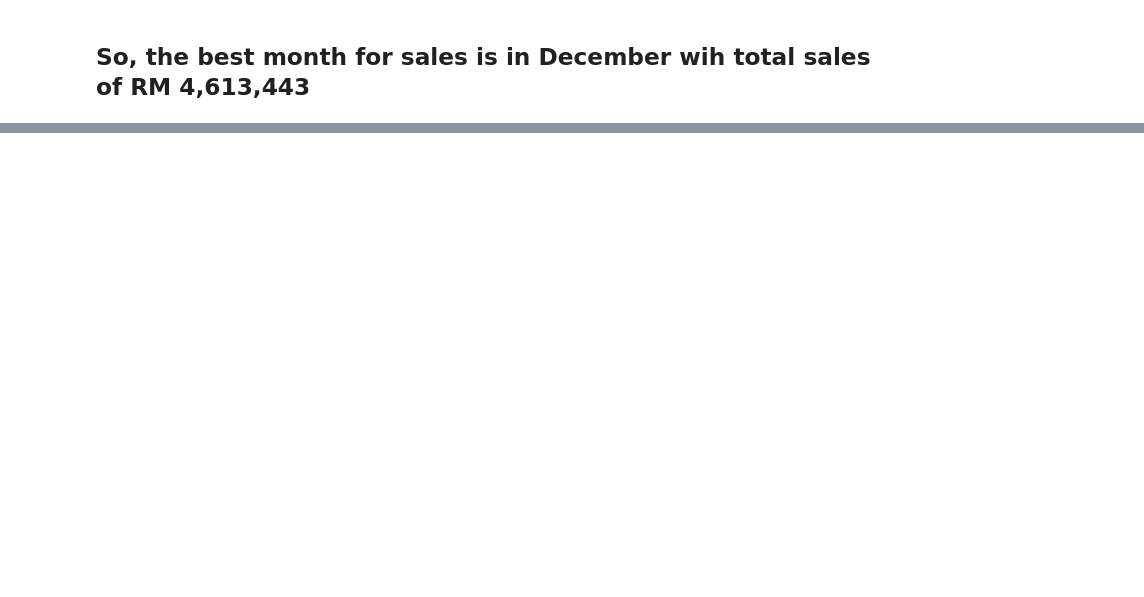
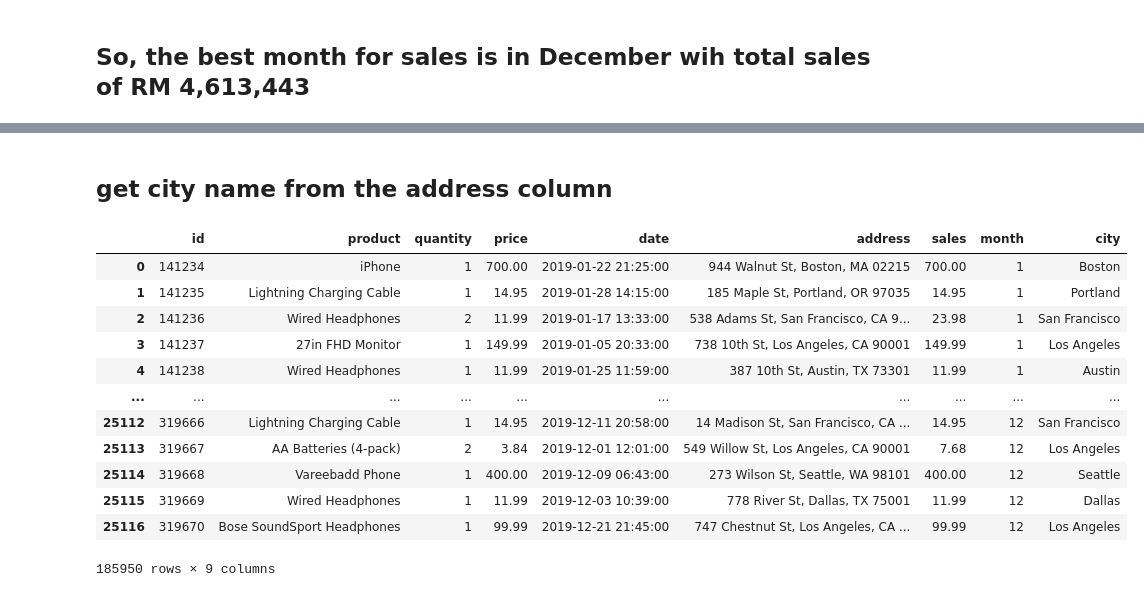
Before and after one commit to rhmnnmhmd/Sales-Analysis, a Jupyter notebook: sales_analysis.ipynb, the cells around one changed output, grey strips where cells are left out. Cells and saved outputs as stored; diff of their text form; code cells hidden in the pictures; blank space fills up the shorter version.

```diff
--- a/sales_analysis.ipynb
+++ b/sales_analysis.ipynb
@@ -266,0 +286,36 @@ Name: sales, dtype: float64
+# %% [markdown]
+## get city name from the address column
+# %%
+# ## Keith's method
+# # define two function to get the city name and the state
+# #city
+# def get_city(address):
+#     return address.split(', ')[1]
+
+# def get_state(address):
+#     return address.split(', ')[2].split()[0]
+
+# df['city'] = df['address'].apply(lambda x: f'{get_city(x)} ({get_state(x)})')
+
+# df
+
+# extract city name from the address
+# split the string at the ', ' occurrences. this give a list with 3 elements in it
+# use .apply() and lambda function that is applied to each list in each row.
+# taking the 2nd element in the list which is the city name
+df['city'] = df['address'].str.split(', ').apply(lambda x: x[1])
+df
+# %% [output]
+|  | id | product | quantity | price | date | address | sales | month | city |
+| 0 | 141234 | iPhone | 1 | 700.00 | 2019-01-22 21:25:00 | 944 Walnut St, Boston, MA 02215 | 700.00 | 1 | Boston |
+| 1 | 141235 | Lightning Charging Cable | 1 | 14.95 | 2019-01-28 14:15:00 | 185 Maple St, Portland, OR 97035 | 14.95 | 1 | Portland |
+| 2 | 141236 | Wired Headphones | 2 | 11.99 | 2019-01-17 13:33:00 | 538 Adams St, San Francisco, CA 9... | 23.98 | 1 | San Francisco |
+| 3 | 141237 | 27in FHD Monitor | 1 | 149.99 | 2019-01-05 20:33:00 | 738 10th St, Los Angeles, CA 90001 | 149.99 | 1 | Los Angeles |
+| 4 | 141238 | Wired Headphones | 1 | 11.99 | 2019-01-25 11:59:00 | 387 10th St, Austin, TX 73301 | 11.99 | 1 | Austin |
+| ... | ... | ... | ... | ... | ... | ... | ... | ... | ... |
+| 25112 | 319666 | Lightning Charging Cable | 1 | 14.95 | 2019-12-11 20:58:00 | 14 Madison St, San Francisco, CA ... | 14.95 | 12 | San Francisco |
+| 25113 | 319667 | AA Batteries (4-pack) | 2 | 3.84 | 2019-12-01 12:01:00 | 549 Willow St, Los Angeles, CA 90001 | 7.68 | 12 | Los Angeles |
+| 25114 | 319668 | Vareebadd Phone | 1 | 400.00 | 2019-12-09 06:43:00 | 273 Wilson St, Seattle, WA 98101 | 400.00 | 12 | Seattle |
+| 25115 | 319669 | Wired Headphones | 1 | 11.99 | 2019-12-03 10:39:00 | 778 River St, Dallas, TX 75001 | 11.99 | 12 | Dallas |
+| 25116 | 319670 | Bose SoundSport Headphones | 1 | 99.99 | 2019-12-21 21:45:00 | 747 Chestnut St, Los Angeles, CA ... | 99.99 | 12 | Los Angeles |
+185950 rows × 9 columns
```
Also changed, not shown: parts of 13 cells of this notebook.
